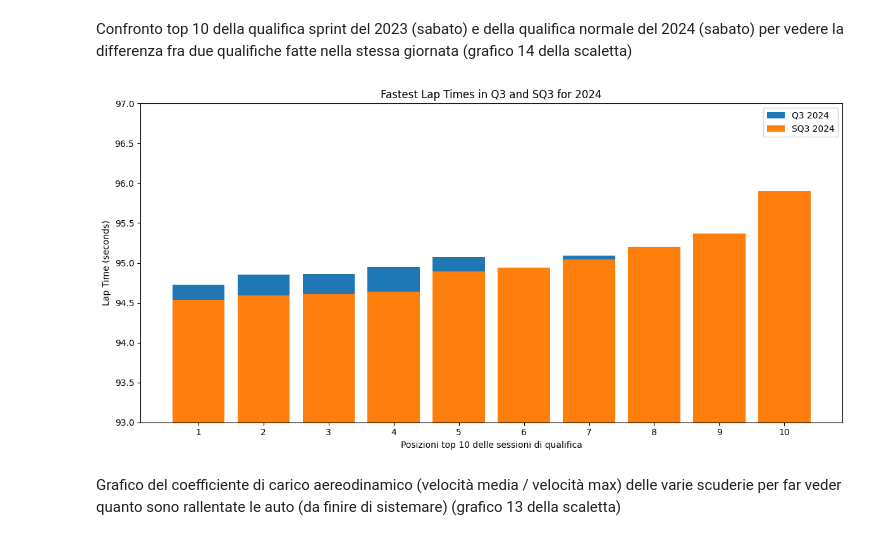
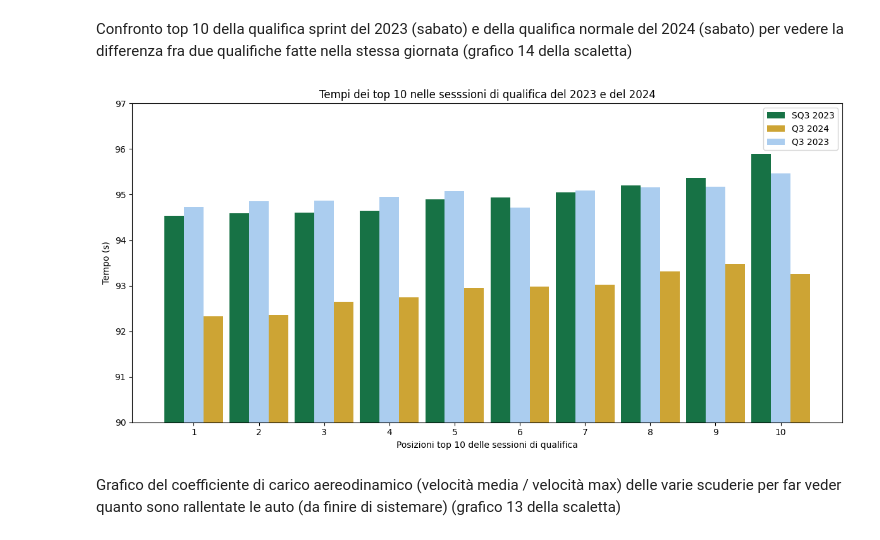
Before and after one commit to SirFuryy/progetto-Visualizzazione-Scentifica, a Jupyter notebook: velocita_media_squadre.ipynb, the cells around one changed output. Saved outputs shown, nothing was run; the diff lists cells and outputs as text; code cells hidden in the pictures.

```diff
--- a/velocita_media_squadre.ipynb
+++ b/velocita_media_squadre.ipynb
@@ -93,13 +177,13 @@ Grafico rappresentante il tempo migliore per ogni giro di gara che sia stato fat
 race_2024_fastest_laps = pd.DataFrame()
 race_2023_fastest_laps = pd.DataFrame()
 
-for i in range(1, 57):
+for i in range(2, 57):
     fastest_lap = R.laps.pick_laps(i).sort_values(by='LapTime')[['Driver', 'LapNumber', 'LapTime', 'TrackStatus']].head(1)
     fastest_lap['LapTime'] = fastest_lap['LapTime'].apply(lambda x: x.total_seconds())
     fastest_lap = fastest_lap[fastest_lap['TrackStatus'] == '1']
     race_2024_fastest_laps = pd.concat([race_2024_fastest_laps, fastest_lap])
 
-for i in range(1, 57):
+for i in range(2, 57):
     fastest_lap = R2023.laps.pick_laps(i).sort_values(by='LapTime')[['Driver', 'LapNumber', 'LapTime', 'TrackStatus']].head(1)
     fastest_lap['LapTime'] = fastest_lap['LapTime'].apply(lambda x: x.total_seconds())
     fastest_lap = fastest_lap[fastest_lap['TrackStatus'] == '1']
@@ -107,13 +191,14 @@ for i in range(1, 57):
 
 plt.figure(figsize=(12, 6))
 
-plt.plot(race_2024_fastest_laps['LapNumber'], race_2024_fastest_laps['LapTime'], marker='o', label='2024')
-plt.plot(race_2023_fastest_laps['LapNumber'], race_2023_fastest_laps['LapTime'], marker='x', label='2023')
+plt.plot(race_2024_fastest_laps['LapNumber'], race_2024_fastest_laps['LapTime'], 'o', label='2024', color=colors_palette['2024'])
+plt.plot(race_2023_fastest_laps['LapNumber'], race_2023_fastest_laps['LapTime'], 'x', label='2023', color=colors_palette['2023'])
 plt.xlabel('Lap Number')
 plt.ylabel('Lap Time')
 plt.title('Fastest Lap Times per Lap for 2023 and 2024')
 plt.legend()
 plt.xticks(np.arange(1, 57, 5))
+plt.ylim(96, 104)
 plt.tight_layout()
 plt.show()
 # %% [output]
@@ -254,49 +399,63 @@ plt.show()
 # %% [markdown]
 Confronto top 10 della qualifica sprint del 2023 (sabato) e della qualifica normale del 2024 (sabato) per vedere la differenza fra due qualifiche fatte nella stessa giornata (grafico 14 della scaletta)
 # %%
-_, _, SQ3 = SQ2023.laps.split_qualifying_sessions()
-_, _, Q3= Q2023.laps.split_qualifying_sessions()
+_, _, top10_qsprint_2023 = SQ2023.laps.split_qualifying_sessions()
+_, _, top10_q_2023 = Q2023.laps.split_qualifying_sessions()
+_, _, top10_q_2024 = Q.laps.split_qualifying_sessions()
 
-driversQ3 = ['LEC', 'NOR', 'HAM', 'SAI', 'RUS', 'VER', 'GAS', 'OCO', 'PER', 'PIA']
-driversSQ3 = ['VER', 'LEC', 'HAM', 'NOR', 'PIA','SAI', 'PER', 'RUS', 'ALB', 'GAS']
+driversQ3_2024 = ['NOR', 'VER', 'SAI', 'LEC', 'PIA', 'RUS', 'GAS', 'ALO', 'MAG', 'PER']
+driversSQ3_2023 = ['VER', 'LEC', 'HAM', 'NOR', 'PIA','SAI', 'PER', 'RUS', 'ALB', 'GAS']
+driversQ3_2023 = ['LEC', 'NOR', 'HAM', 'SAI', 'RUS', 'VER', 'GAS', 'OCO', 'PER', 'PIA']
 
-fastest_laps_Q3 = pd.DataFrame()
-fastest_laps_SQ3 = pd.DataFrame()
+fastest_laps_Q3_2024 = pd.DataFrame()
+fastest_laps_SQ3_2023 = pd.DataFrame()
+fastest_laps_Q3_2023 = pd.DataFrame()
 
 i = 1
-for driver in driversQ3:
-    fastest_lap = Q3.pick_drivers(driver).loc[:, ['Driver', 'LapNumber', 'LapTime']].sort_values(by='LapTime').head(1)
+for driver in driversQ3_2024:
+    fastest_lap = top10_q_2024.pick_drivers(driver).loc[:, ['Driver', 'LapNumber', 'LapTime']].sort_values(by='LapTime').head(1)
     fastest_lap = fastest_lap.assign(DriverPosition = i)
     i += 1
-    fastest_laps_Q3 = pd.concat([fastest_laps_Q3, fastest_lap])
+    fastest_laps_Q3_2024 = pd.concat([fastest_laps_Q3_2024, fastest_lap])
 
 i = 1
-for driver in driversSQ3:
-    fastest_lap = SQ3.pick_drivers(driver).loc[:, ['Driver', 'LapNumber', 'LapTime']].sort_values(by='LapTime').head(1)
+for driver in driversSQ3_2023:
+    fastest_lap = top10_qsprint_2023.pick_drivers(driver).loc[:, ['Driver', 'LapNumber', 'LapTime']].sort_values(by='LapTime').head(1)
     fastest_lap = fastest_lap.assign(DriverPosition = i)
     i += 1
-    fastest_laps_SQ3 = pd.concat([fastest_laps_SQ3, fastest_lap])
+    fastest_laps_SQ3_2023 = pd.concat([fastest_laps_SQ3_2023, fastest_lap])
+
+i = 1
+for driver in driversQ3_2023:
+    fastest_lap = top10_q_2023.pick_drivers(driver).loc[:, ['Driver', 'LapNumber', 'LapTime']].sort_values(by='LapTime').head(1)
+    fastest_lap = fastest_lap.assign(DriverPosition = i)
+    i += 1
+    fastest_laps_Q3_2023 = pd.concat([fastest_laps_Q3_2023, fastest_lap])
 
 #fastest_laps_SQ3 = fastest_laps_SQ3.sort_index()
-fastest_laps_SQ3.set_index("DriverPosition", inplace=True)
-fastest_laps_Q3.set_index("DriverPosition", inplace=True)
+fastest_laps_SQ3_2023.set_index("DriverPosition", inplace=True)
+fastest_laps_Q3_2024.set_index("DriverPosition", inplace=True)
+fastest_laps_Q3_2023.set_index("DriverPosition", inplace=True)
 
 # Plot the fastest lap times for Q3 and SQ3
 plt.figure(figsize=(12, 6))
 
-plt.bar(fastest_laps_Q3.index, fastest_laps_Q3['LapTime'].apply(lambda x: x.total_seconds()),  label='Q3 2024')
-plt.bar(fastest_laps_SQ3.index, fastest_laps_SQ3['LapTime'].apply(lambda x: x.total_seconds()),  label='SQ3 2024')
+bar_width = 0.30
+index = np.arange(len(fastest_laps_SQ3_2023.index))
+plt.bar(index, fastest_laps_SQ3_2023['LapTime'].apply(lambda x: x.total_seconds()), bar_width, color=colors_palette['SQ'],  label='SQ3 2023')
+plt.bar(index + 2*bar_width, fastest_laps_Q3_2024['LapTime'].apply(lambda x: x.total_seconds()), bar_width, color=colors_palette['2024'], label='Q3 2024')
+plt.bar(index + bar_width, fastest_laps_Q3_2023['LapTime'].apply(lambda x: x.total_seconds()), bar_width, color=colors_palette['2023'], label='Q3 2023')
+plt.xticks(index + 2*bar_width / 2, np.arange(1, 11))
 
 plt.xlabel('Posizioni top 10 delle sessioni di qualifica')
-plt.ylabel('Lap Time (seconds)')
-plt.title('Fastest Lap Times in Q3 and SQ3 for 2024')
+plt.ylabel('Tempo (s)')
+plt.title('Tempi dei top 10 nelle sesssioni di qualifica del 2023 e del 2024')
 plt.legend()
-plt.xticks(np.arange(1, 11, 1))
-plt.ylim(93, 97)
+plt.ylim(90, 97)
 plt.tight_layout()
 plt.show()
 # %% [output]
-[figure, old version]
+[figure, new version]
 # %% [markdown]
 Grafico del coefficiente di carico aereodinamico (velocità media / velocità max) delle varie scuderie per far veder quanto sono rallentate le auto (da finire di sistemare) (grafico 13 della scaletta)
 # %%
```
Also changed, not shown: parts of 22 cells of this notebook, 3 other files.
